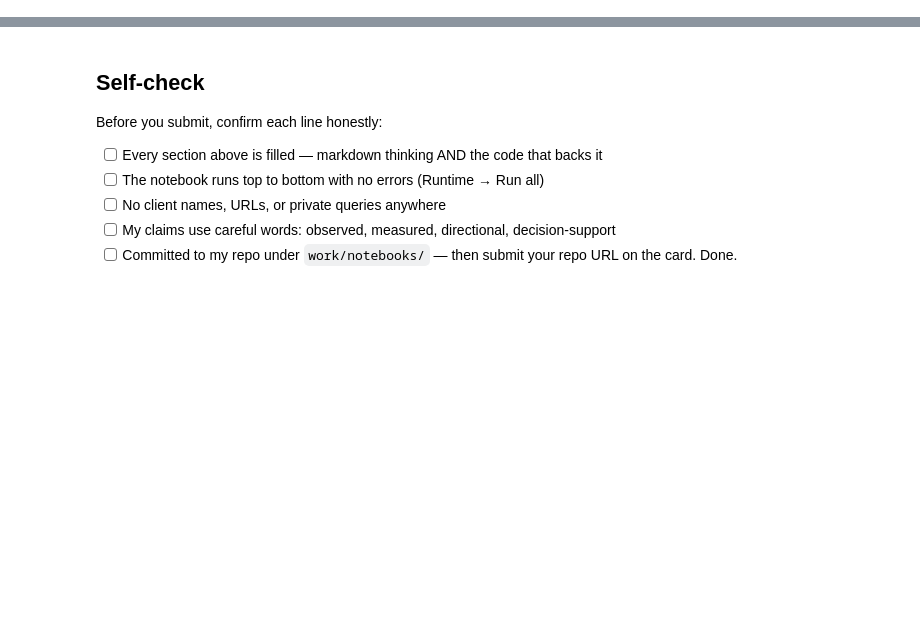
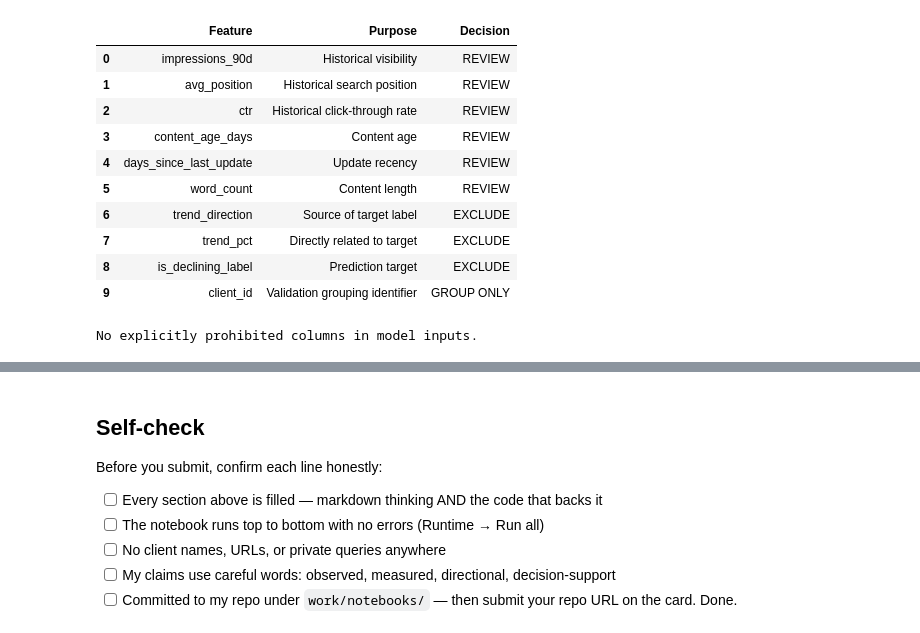
Before and after one commit to Ladinski/flyrank-ml-internship, a Jupyter notebook: work/notebooks/w06_validation_audit.ipynb, the cells around one changed output, grey strips where cells are left out. Drawn from its saved outputs; the diff is of its cells as text; code cells hidden in the pictures; blank space fills up the shorter version.

```diff
--- a/work/notebooks/w06_validation_audit.ipynb
+++ b/work/notebooks/w06_validation_audit.ipynb
@@ -33,0 +308,49 @@ This skeleton is yours to fill. Work the sections **in order** — each one has
+# %%
+# This cell is for CODE (numbers, a query, a check).
+# Write your text answer in the cell ABOVE this one — typing sentences here breaks Run All.
+
+# Audit the model input features for target leakage
+
+audit_rows = [
+    ("impressions_90d", "Historical visibility", "REVIEW"),
+    ("avg_position", "Historical search position", "REVIEW"),
+    ("ctr", "Historical click-through rate", "REVIEW"),
+    ("content_age_days", "Content age", "REVIEW"),
+    ("days_since_last_update", "Update recency", "REVIEW"),
+    ("word_count", "Content length", "REVIEW"),
+    ("trend_direction", "Source of target label", "EXCLUDE"),
+    ("trend_pct", "Directly related to target", "EXCLUDE"),
+    ("is_declining_label", "Prediction target", "EXCLUDE"),
+    ("client_id", "Validation grouping identifier", "GROUP ONLY")
+]
+
+audit_df = pd.DataFrame(
+    audit_rows,
+    columns=["Feature", "Purpose", "Decision"]
+)
+
+display(audit_df)
+
+# Verify no prohibited target-derived fields enter training
+prohibited = {
+    "trend_direction",
+    "trend_pct",
+    "is_declining_label",
+    "client_id"
+}
+
+assert prohibited.isdisjoint(feature_cols)
+print("No explicitly prohibited columns in model inputs.")
+# %% [output]
+|  | Feature | Purpose | Decision |
+| 0 | impressions_90d | Historical visibility | REVIEW |
+| 1 | avg_position | Historical search position | REVIEW |
+| 2 | ctr | Historical click-through rate | REVIEW |
+| 3 | content_age_days | Content age | REVIEW |
+| 4 | days_since_last_update | Update recency | REVIEW |
+| 5 | word_count | Content length | REVIEW |
+| 6 | trend_direction | Source of target label | EXCLUDE |
+| 7 | trend_pct | Directly related to target | EXCLUDE |
+| 8 | is_declining_label | Prediction target | EXCLUDE |
+| 9 | client_id | Validation grouping identifier | GROUP ONLY |
+No explicitly prohibited columns in model inputs.
```
Also changed, not shown: parts of 13 cells of this notebook.
